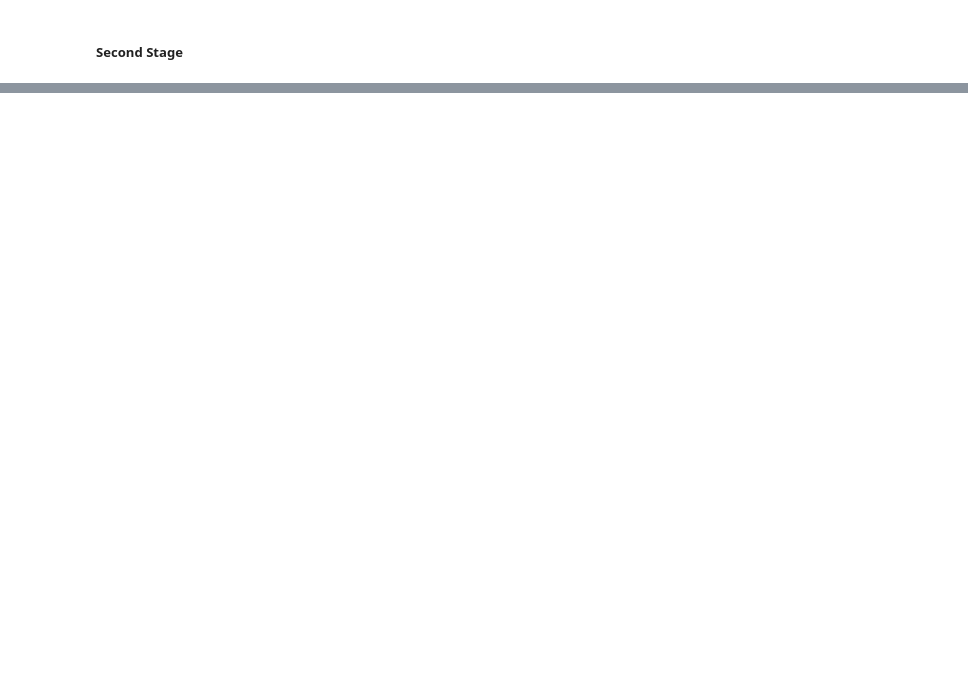
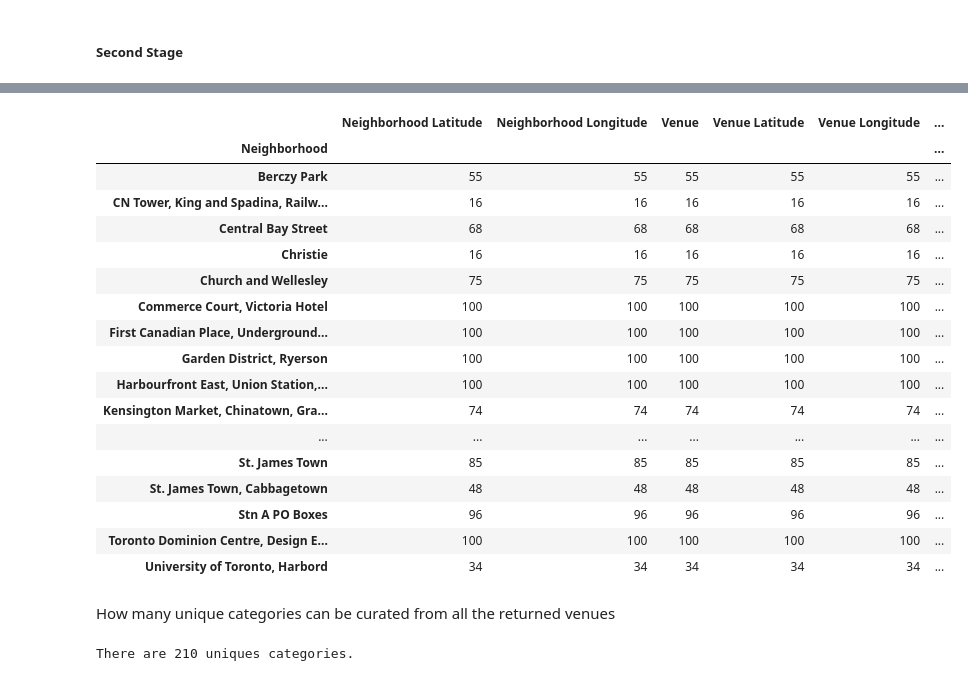
Before and after one commit to saitsenel/Coursera_Capstone, a Jupyter notebook: Capstone-3.1.ipynb, the cells around one changed output, grey strips where cells are left out. Drawn from its saved outputs; the diff is of its cells as text; code cells hidden in the pictures; blank space fills up the shorter version.

```diff
--- a/Capstone-3.1.ipynb
+++ b/Capstone-3.1.ipynb
@@ -106,0 +258,11 @@ toronto_df_grouped.shape
+# %%
+def get_category_type(row):
+    try:
+        categories_list = row['categories']
+    except:
+        categories_list = row['venue.categories']
+
+    if len(categories_list) == 0:
+        return None
+    else:
+        return categories_list[0]['name']
@@ -106,0 +380,27 @@ toronto_df_grouped.shape
+# %%
+dntnto_venues.groupby('Neighborhood').count()
+# %% [output]
+|  | Neighborhood Latitude | Neighborhood Longitude | Venue | Venue Latitude | Venue Longitude | ... |
+| Neighborhood |  |  |  |  |  | ... |
+| Berczy Park | 55 | 55 | 55 | 55 | 55 | ... |
+| CN Tower, King and Spadina, Railw... | 16 | 16 | 16 | 16 | 16 | ... |
+| Central Bay Street | 68 | 68 | 68 | 68 | 68 | ... |
+| Christie | 16 | 16 | 16 | 16 | 16 | ... |
+| Church and Wellesley | 75 | 75 | 75 | 75 | 75 | ... |
+| Commerce Court, Victoria Hotel | 100 | 100 | 100 | 100 | 100 | ... |
+| First Canadian Place, Underground... | 100 | 100 | 100 | 100 | 100 | ... |
+| Garden District, Ryerson | 100 | 100 | 100 | 100 | 100 | ... |
+| Harbourfront East, Union Station,... | 100 | 100 | 100 | 100 | 100 | ... |
+| Kensington Market, Chinatown, Gra... | 74 | 74 | 74 | 74 | 74 | ... |
+| ... | ... | ... | ... | ... | ... | ... |
+| St. James Town | 85 | 85 | 85 | 85 | 85 | ... |
+| St. James Town, Cabbagetown | 48 | 48 | 48 | 48 | 48 | ... |
+| Stn A PO Boxes | 96 | 96 | 96 | 96 | 96 | ... |
+| Toronto Dominion Centre, Design E... | 100 | 100 | 100 | 100 | 100 | ... |
+| University of Toronto, Harbord | 34 | 34 | 34 | 34 | 34 | ... |
+# %% [markdown]
+How many unique categories can be curated from all the returned venues
+# %%
+print('There are {} uniques categories.'.format(len(dntnto_venues['Venue Category'].unique())))
+# %% [output]
+There are 210 uniques categories.
```
Also changed, not shown: parts of 68 cells of this notebook.
